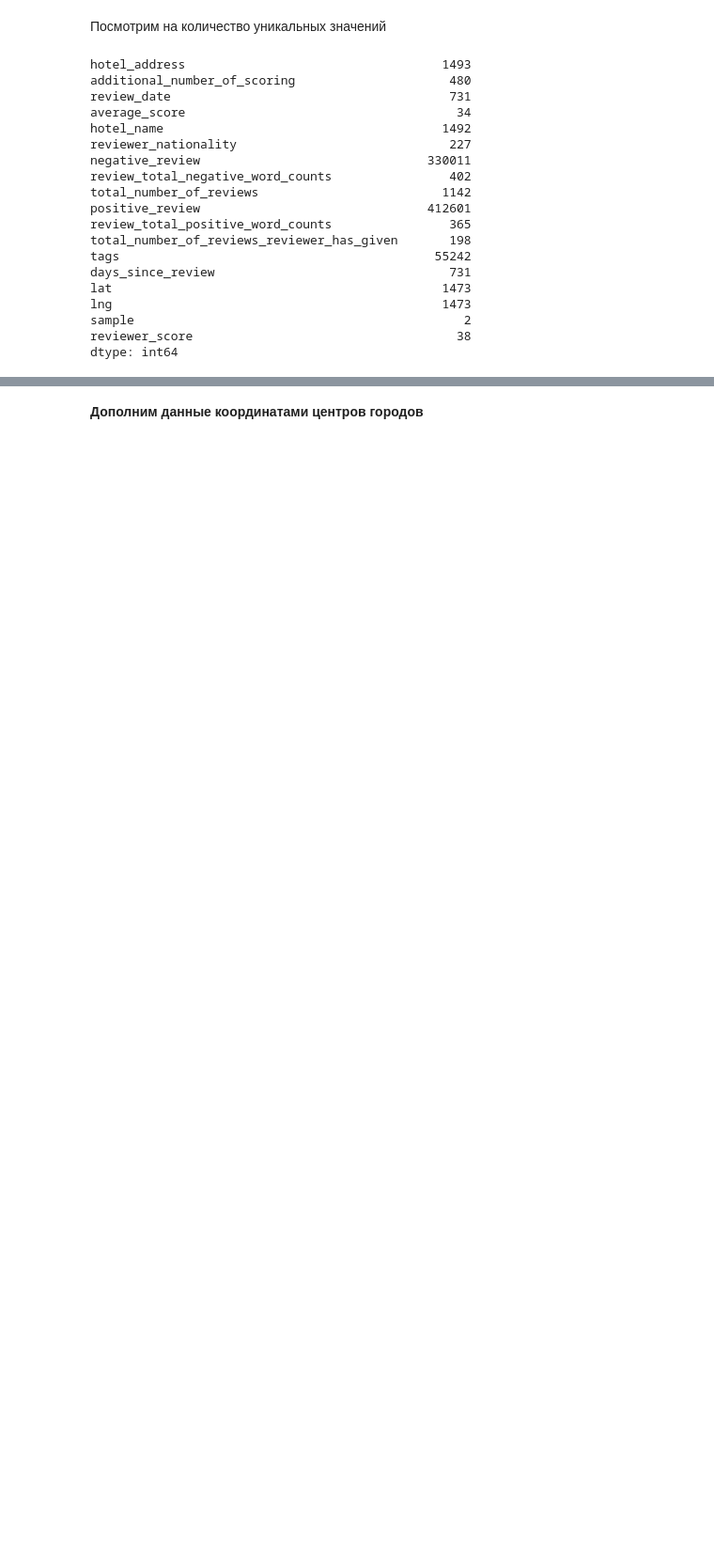
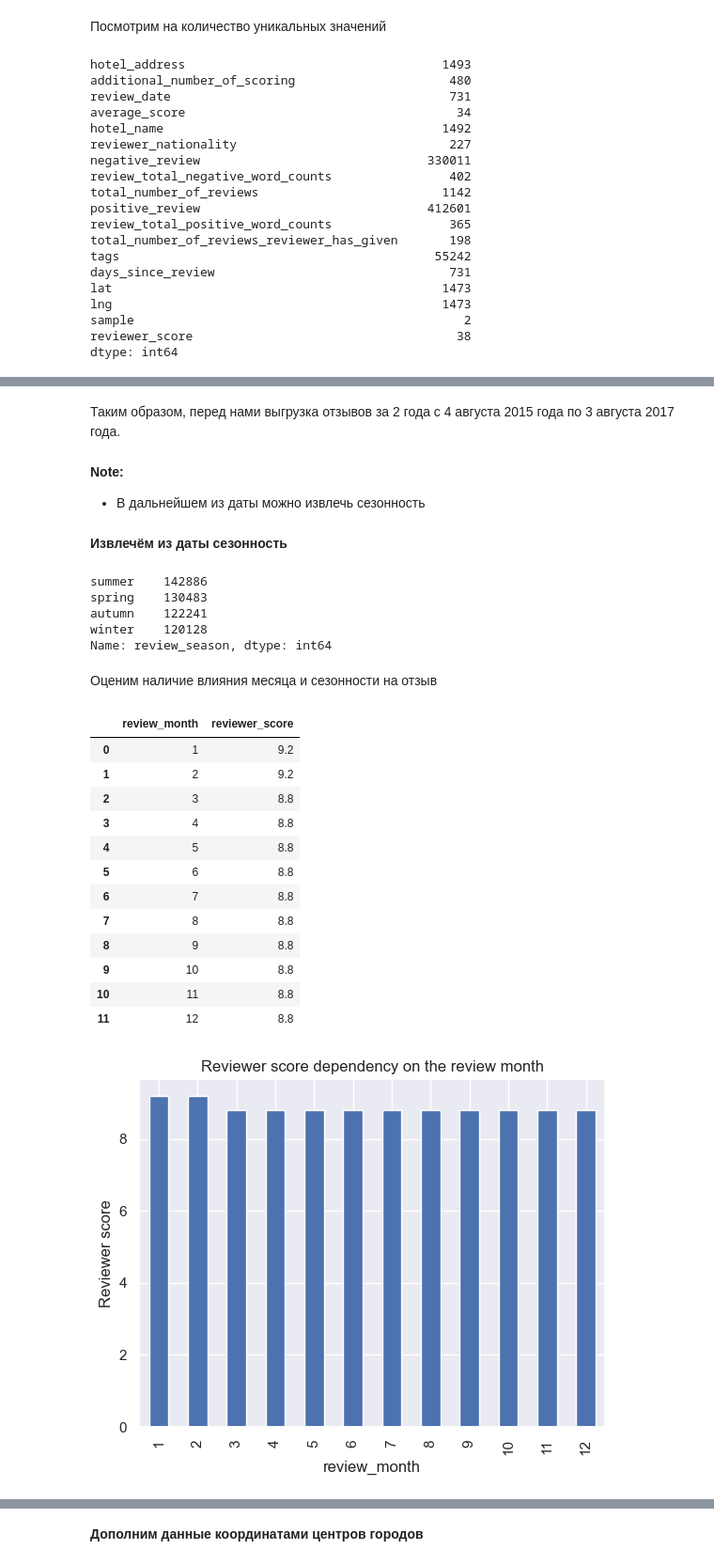
Before and after one commit to mvulf/sf_data_science, a Jupyter notebook: project_3/hotels-EDA_ML.ipynb, the cells around one changed output, grey strips where cells are left out. Shown at 94% size. Drawn from its saved outputs; the diff is of its cells as text; code cells hidden in the pictures; blank space fills up the shorter version.

```diff
--- a/project_3/hotels-EDA_ML.ipynb
+++ b/project_3/hotels-EDA_ML.ipynb
@@ -318,0 +543,3 @@ memory usage: 18.7+ MB
+# %%
+data['review_date'] = pd.to_datetime(data['review_date'])
+data['review_date'].describe(datetime_is_numeric=True)
@@ -318,0 +555,51 @@ memory usage: 18.7+ MB
+# %% [markdown]
+Таким образом, перед нами выгрузка отзывов за 2 года с 4 августа 2015 года по 3 августа 2017 года.
+# %% [markdown]
+**Note:**
+- В дальнейшем из даты можно извлечь сезонность
+# %% [markdown]
+**Извлечём из даты сезонность**
+# %%
+def get_season(month):
+    if month in [3,4,5]:
+        return 'spring'
+    if month in [6,7,8]:
+        return 'summer'
+    if month in [9,10,11]:
+        return 'autumn'
+    if month in [12,1,2]:
+        return 'winter'
+
+data['review_month'] = data['review_date'].dt.month
+data['review_season'] = data['review_month'].apply(get_season)
+data['review_season'].value_counts()
+# %% [output]
+summer    142886
+spring    130483
+autumn    122241
+winter    120128
+Name: review_season, dtype: int64
+# %% [markdown]
+Оценим наличие влияния месяца и сезонности на отзыв
+# %%
+review_month_score = data.query('sample==1').groupby(
+    by='review_month')['reviewer_score'].median().reset_index()
+display(review_month_score)
+review_month_score.plot.bar(x='review_month',
+    y='reviewer_score', legend=False, ylabel='Reviewer score',
+    title='Reviewer score dependency on the review month');
+# %% [output]
+|  | review_month | reviewer_score |
+| 0 | 1 | 9.2 |
+| 1 | 2 | 9.2 |
+| 2 | 3 | 8.8 |
+| 3 | 4 | 8.8 |
+| 4 | 5 | 8.8 |
+| 5 | 6 | 8.8 |
+| 6 | 7 | 8.8 |
+| 7 | 8 | 8.8 |
+| 8 | 9 | 8.8 |
+| 9 | 10 | 8.8 |
+| 10 | 11 | 8.8 |
+| 11 | 12 | 8.8 |
+[figure, added]
```
Also changed, not shown: parts of 149 cells of this notebook, 3 other files.
